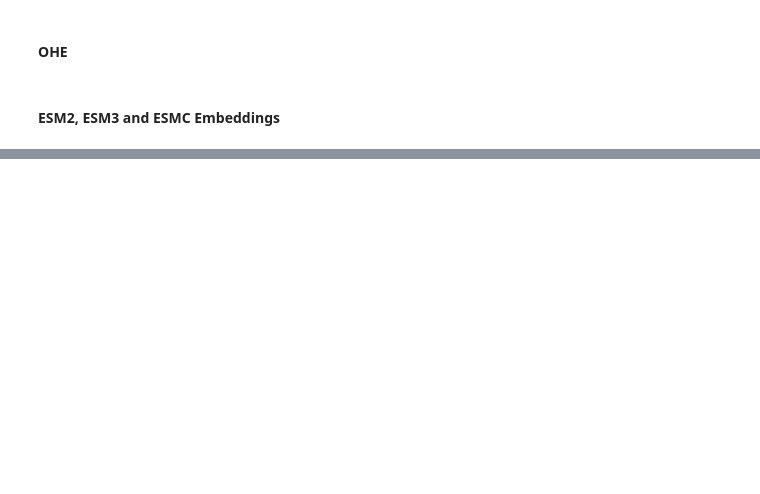
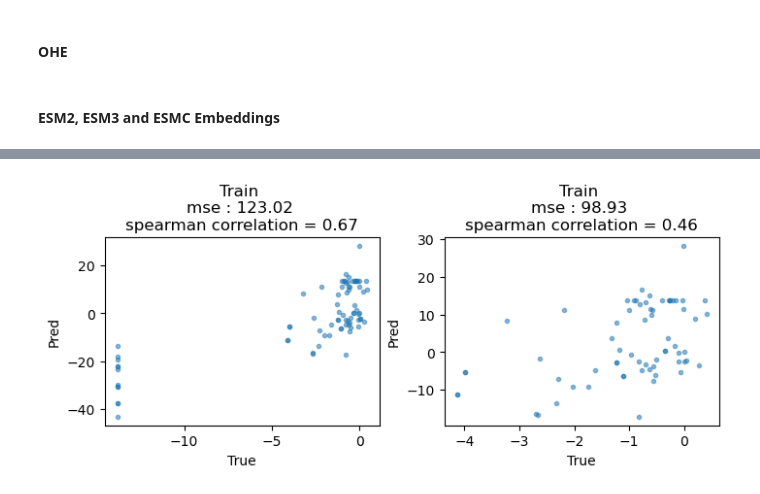
Before and after one commit to kevingeo11/DomainPrediction, a Jupyter notebook: src/AL_Testing/surrogates_tdomain.ipynb, the cells around one changed output, grey strips where cells are left out. Drawn from its saved outputs; the diff is of its cells as text; code cells hidden in the pictures; blank space fills up the shorter version.

Commit message:
zero shot marginal predictions

```diff
--- a/src/AL_Testing/surrogates_tdomain.ipynb
+++ b/src/AL_Testing/surrogates_tdomain.ipynb
@@ -390,0 +653,4 @@ df_results.columns[df_results.columns.str.contains('pred')]
+# %%
+esm2 = ESM2(model_path='/data/users/kgeorge/workspace/esm2/checkpoints/esm2_t33_650M_UR50D.pt', device='gpu')
+# %%
+wt_sequence = df.loc[df['name'] == 'WT', 'seq'].iloc[0]
@@ -390,0 +710,37 @@ df_results.columns[df_results.columns.str.contains('pred')]
+# %%
+wt_log_prob = esm2.get_log_prob(wt_sequence)
+y_pred = []
+for i, row in tqdm(df.iterrows()):
+    mt_sequence = row['seq']
+    score, n_muts = esm2.get_wildtype_marginal(mt_sequence, wt_sequence, wt_log_prob)
+
+    assert n_muts == row['n_mut']
+
+    y_pred.append(score)
+
+y_pred = np.array(y_pred)
+# %%
+y = df['fitness_log'].to_numpy().astype(np.float32)
+# %%
+fig, ax = plt.subplots(1,2, figsize=(7,3), layout='constrained')
+
+ax[0].plot(y, y_pred, '.', alpha=0.5)
+mse = mean_squared_error(y, y_pred)
+corr = stats.spearmanr(y, y_pred)
+s_corr = round(corr.statistic, 2)
+ax[0].set_title(f'Train \nmse : {str(round(mse, 2))} \nspearman correlation = {s_corr}')
+
+mask = ~(df['fitness_raw'] == 0)
+ax[1].plot(y[mask], y_pred[mask], '.', alpha=0.5)
+mse = mean_squared_error(y[mask], y_pred[mask])
+corr = stats.spearmanr(y[mask], y_pred[mask])
+s_corr = round(corr.statistic, 2)
+ax[1].set_title(f'Train \nmse : {str(round(mse, 2))} \nspearman correlation = {s_corr}')
+
+for i in range(2):
+    ax[i].set_xlabel('True')
+    ax[i].set_ylabel('Pred')
+
+plt.show()
+# %% [output]
+[figure, added]
```
Also changed, not shown: parts of 26 cells of this notebook, 3 other files.
